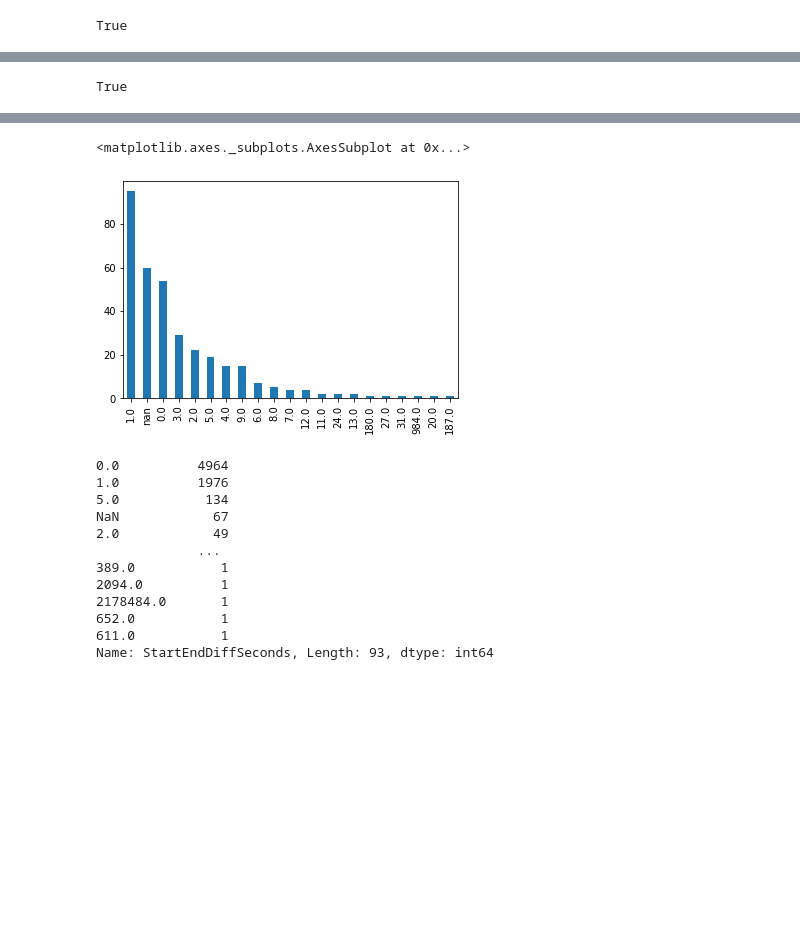
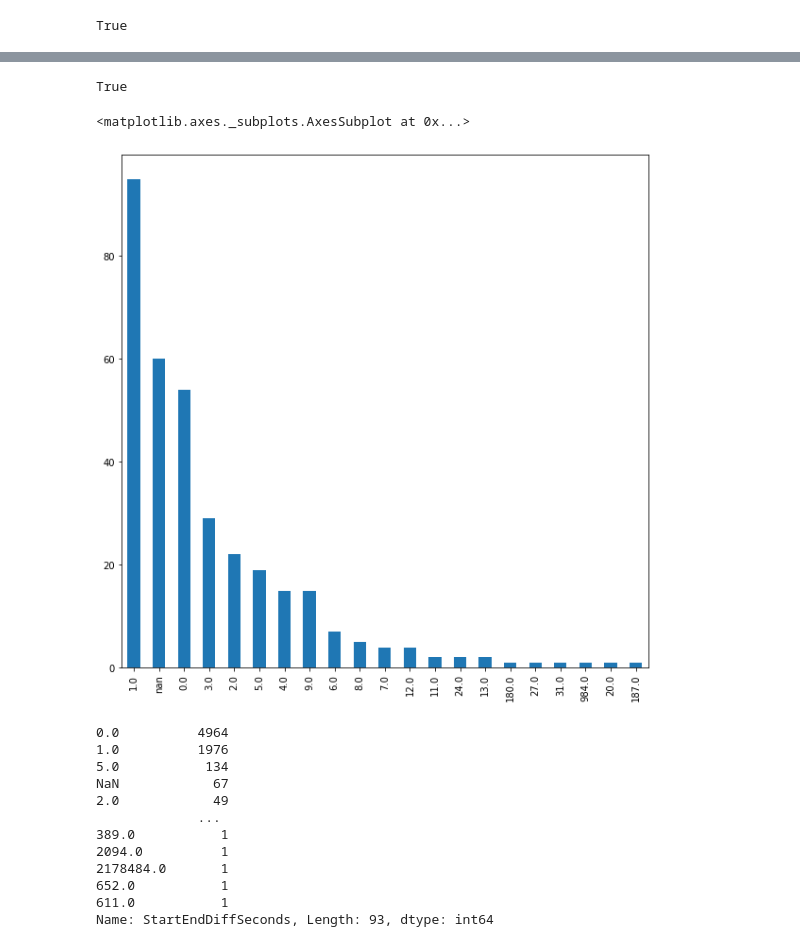
Before and after one commit to leilanihagen/interject-datacell-request-time-data-exploration, a Jupyter notebook: datacell_request_time.ipynb, the cells around one changed output, grey strips where cells are left out. Drawn from its saved outputs; the diff is of its cells as text; code cells hidden in the pictures; blank space fills up the shorter version.

```diff
--- a/datacell_request_time.ipynb
+++ b/datacell_request_time.ipynb
@@ -194,10 +190,6 @@ print(request_history_unique_times)
  3.300000e+01 8.600000e+01 8.500000e+01 1.300000e+01 1.990000e+02
  2.178484e+06 2.090000e+02 3.890000e+02 4.470000e+02 4.000000e+02
  2.220000e+02 2.010000e+02 1.970000e+02]
-# %%
-type(time_freq) is pd.DataFrame
-# %% [output]
-True
 # %%
 request_time_freq = request_durations_series.value_counts(dropna=False)
 request_time_freq
@@ -219,8 +211,12 @@ NaN      60
 20.0      1
 187.0     1
 Name: StartEndDiffSeconds, dtype: int64
+# %%
+type(request_time_freq) is pd.Series
+# %% [output]
+True
 # %%
-request_time_freq.plot.bar()
+request_time_freq.plot.bar(figsize=(10,10))
 # %% [output]
 <matplotlib.axes._subplots.AxesSubplot at 0x...>
-[figure, old version]
+[figure, new version]
```
Also changed, not shown: parts of 16 cells of this notebook.
